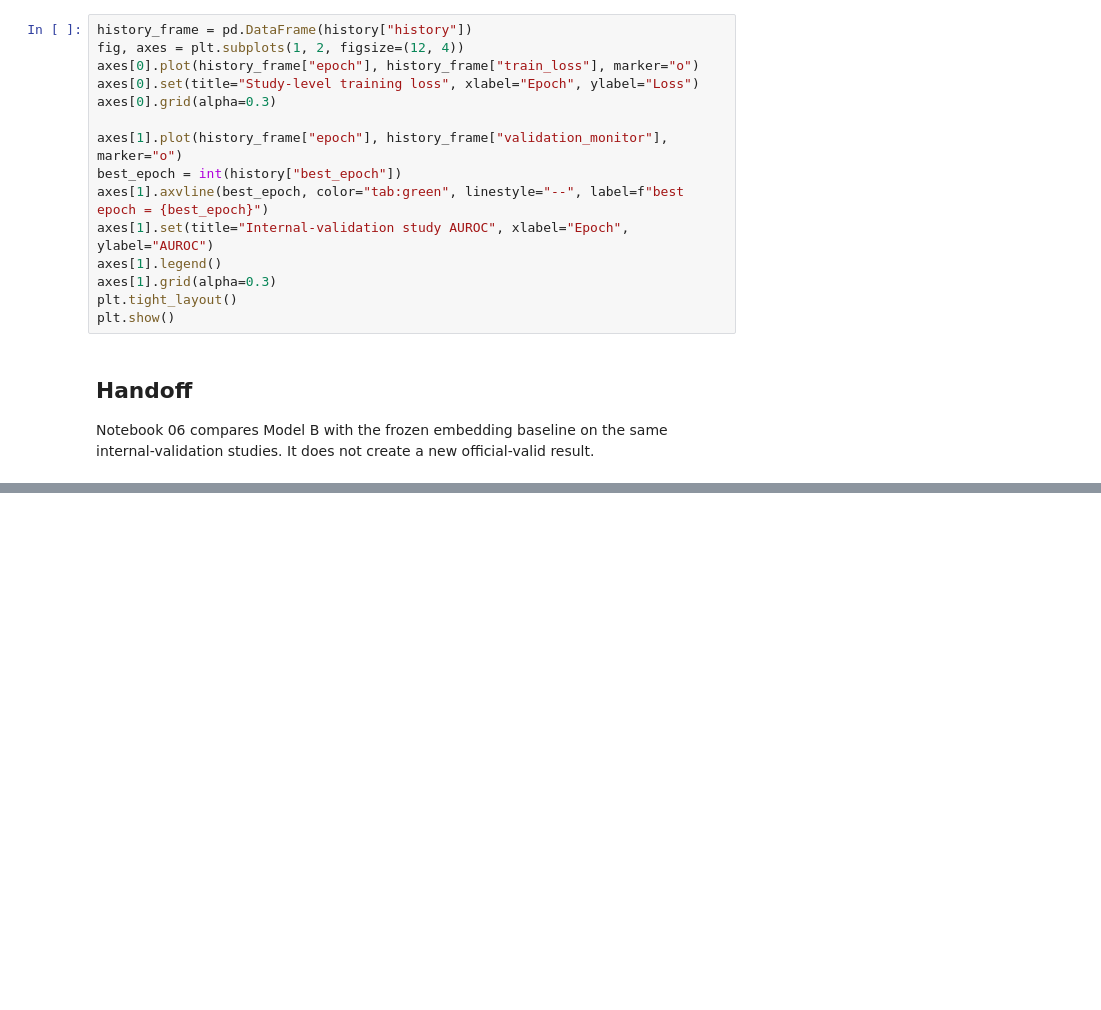
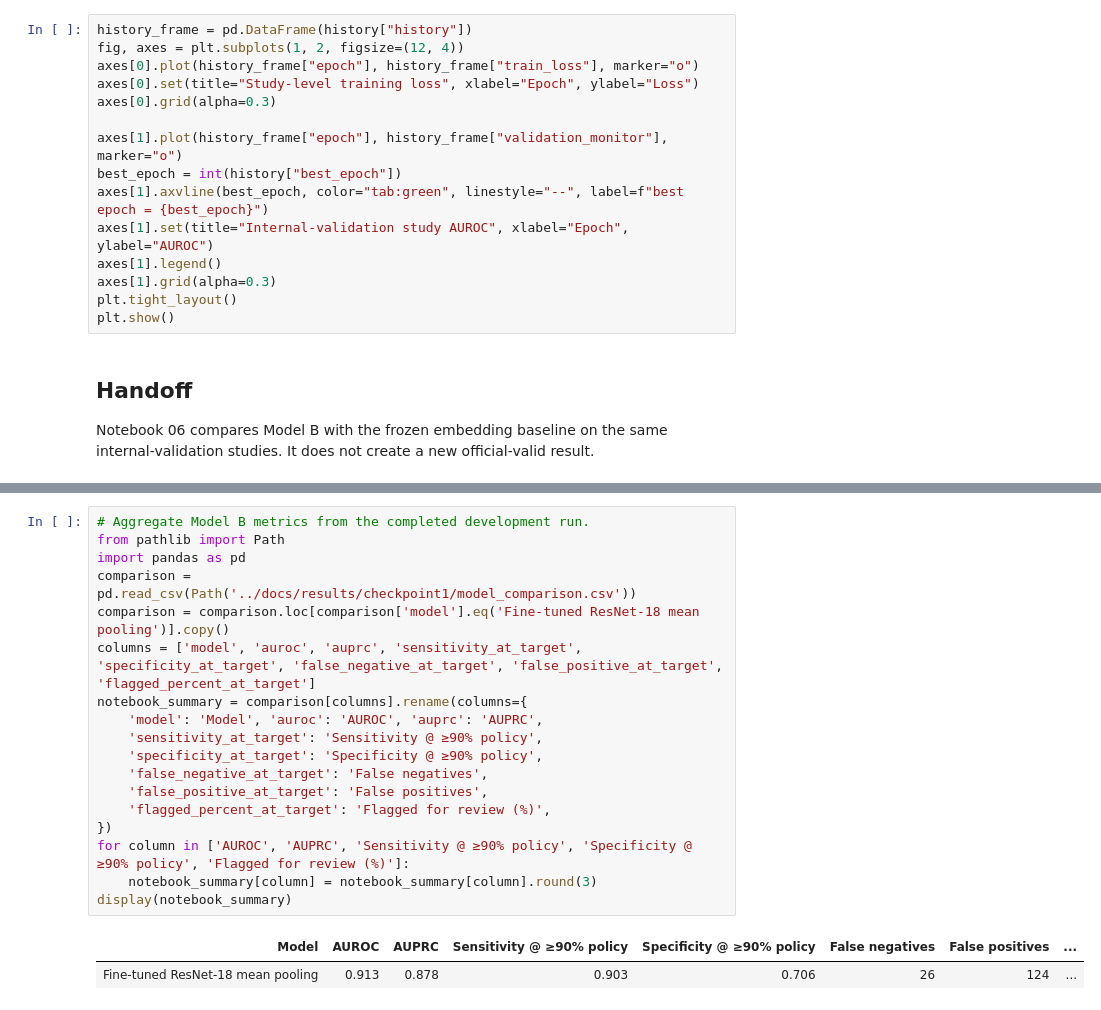
Before and after one commit to NetanelFarhi/mura-wrist-ml-pipeline, a Jupyter notebook: notebooks/05_MURA_FineTuned_ResNet18.ipynb, the cells around one changed output, grey strips where cells are left out. Cells and saved outputs as stored; diff of their text form; blank space fills up the shorter version.

```diff
--- a/notebooks/05_MURA_FineTuned_ResNet18.ipynb
+++ b/notebooks/05_MURA_FineTuned_ResNet18.ipynb
@@ -179,0 +200,21 @@ Notebook 06 compares Model B with the frozen embedding baseline on the same inte
+# %%
+# Aggregate Model B metrics from the completed development run.
+from pathlib import Path
+import pandas as pd
+comparison = pd.read_csv(Path('../docs/results/checkpoint1/model_comparison.csv'))
+comparison = comparison.loc[comparison['model'].eq('Fine-tuned ResNet-18 mean pooling')].copy()
+columns = ['model', 'auroc', 'auprc', 'sensitivity_at_target', 'specificity_at_target', 'false_negative_at_target', 'false_positive_at_target', 'flagged_percent_at_target']
+notebook_summary = comparison[columns].rename(columns={
+    'model': 'Model', 'auroc': 'AUROC', 'auprc': 'AUPRC',
+    'sensitivity_at_target': 'Sensitivity @ ≥90% policy',
+    'specificity_at_target': 'Specificity @ ≥90% policy',
+    'false_negative_at_target': 'False negatives',
+    'false_positive_at_target': 'False positives',
+    'flagged_percent_at_target': 'Flagged for review (%)',
+})
+for column in ['AUROC', 'AUPRC', 'Sensitivity @ ≥90% policy', 'Specificity @ ≥90% policy', 'Flagged for review (%)']:
+    notebook_summary[column] = notebook_summary[column].round(3)
+display(notebook_summary)
+# %% [output]
+| Model | AUROC | AUPRC | Sensitivity @ ≥90% policy | Specificity @ ≥90% policy | False negatives | False positives | ... |
+| Fine-tuned ResNet-18 mean pooling | 0.913 | 0.878 | 0.903 | 0.706 | 26 | 124 | ... |
```
Also changed, not shown: parts of 3 cells of this notebook, 8 other files.
